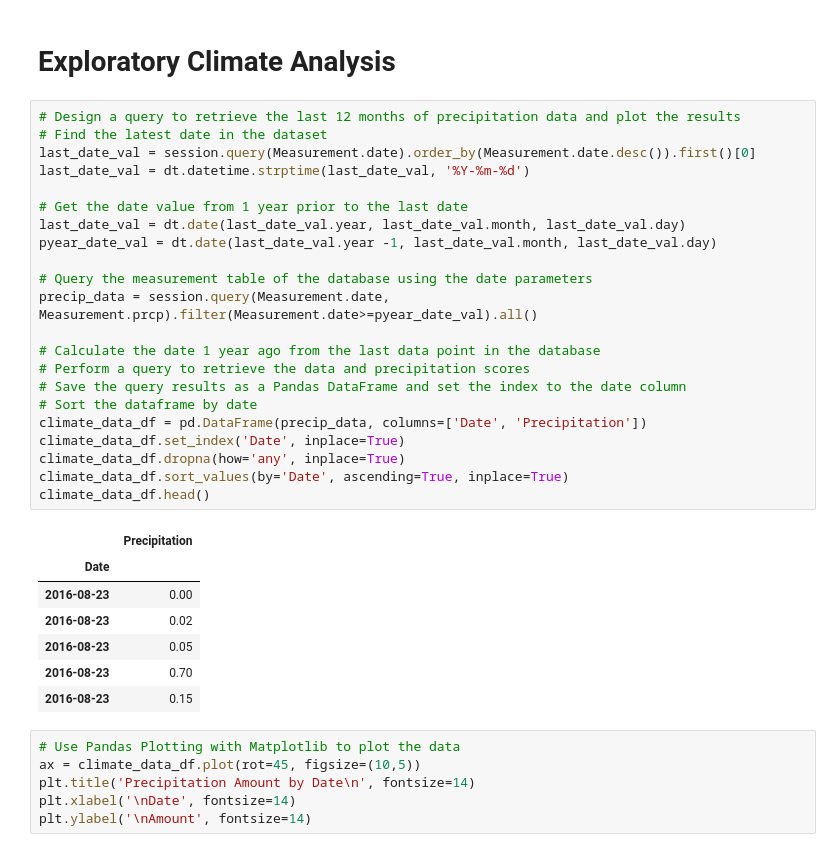
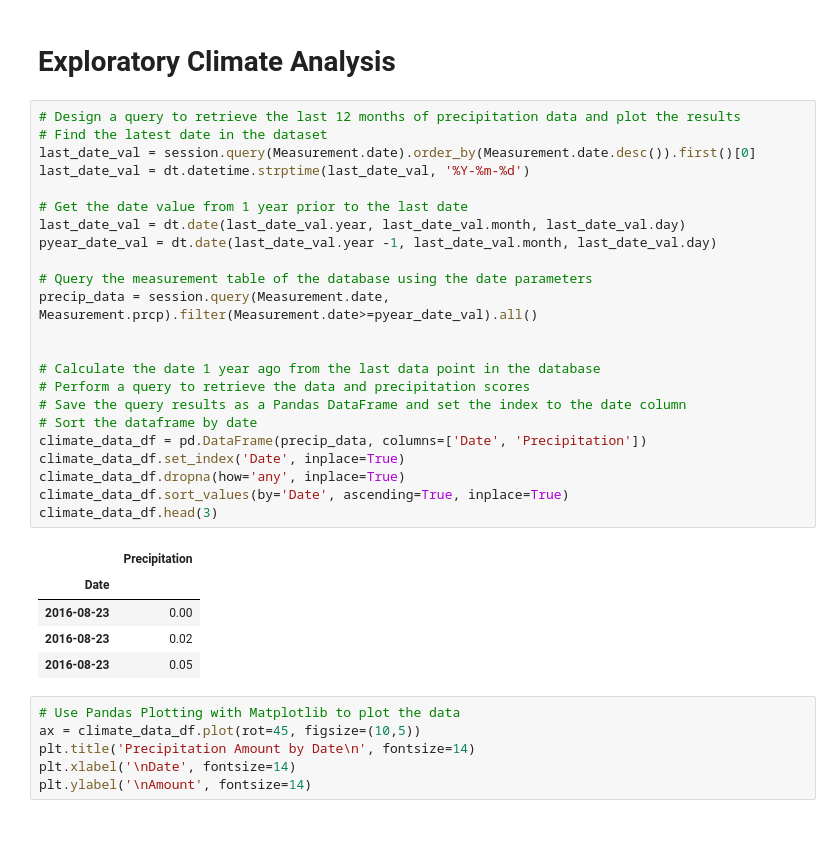
Before and after one commit to jbski/sqlalchemy-challenge, a Jupyter notebook: climate_starter.ipynb, the cells around one changed output. Drawn from its saved outputs; the diff is of its cells as text.

```diff
--- a/climate_starter.ipynb
+++ b/climate_starter.ipynb
@@ -86,33 +86,32 @@ engine.execute('SELECT * FROM station LIMIT 5;').fetchall()
 # %%
 # Design a query to retrieve the last 12 months of precipitation data and plot the results
 # Find the latest date in the dataset
 last_date_val = session.query(Measurement.date).order_by(Measurement.date.desc()).first()[0]
 last_date_val = dt.datetime.strptime(last_date_val, '%Y-%m-%d')
 
 # Get the date value from 1 year prior to the last date
 last_date_val = dt.date(last_date_val.year, last_date_val.month, last_date_val.day)
 pyear_date_val = dt.date(last_date_val.year -1, last_date_val.month, last_date_val.day)
 
 # Query the measurement table of the database using the date parameters
 precip_data = session.query(Measurement.date, Measurement.prcp).filter(Measurement.date>=pyear_date_val).all()
 
+
 # Calculate the date 1 year ago from the last data point in the database
 # Perform a query to retrieve the data and precipitation scores
 # Save the query results as a Pandas DataFrame and set the index to the date column
 # Sort the dataframe by date
 climate_data_df = pd.DataFrame(precip_data, columns=['Date', 'Precipitation'])
 climate_data_df.set_index('Date', inplace=True)
 climate_data_df.dropna(how='any', inplace=True)
 climate_data_df.sort_values(by='Date', ascending=True, inplace=True)
-climate_data_df.head()
+climate_data_df.head(3)
 # %% [output]
 |  | Precipitation |
 | Date |  |
 | 2016-08-23 | 0.00 |
 | 2016-08-23 | 0.02 |
 | 2016-08-23 | 0.05 |
-| 2016-08-23 | 0.70 |
-| 2016-08-23 | 0.15 |
 # %%
 # Use Pandas Plotting with Matplotlib to plot the data
 ax = climate_data_df.plot(rot=45, figsize=(10,5))
```
Also changed, not shown: 1 other file.
